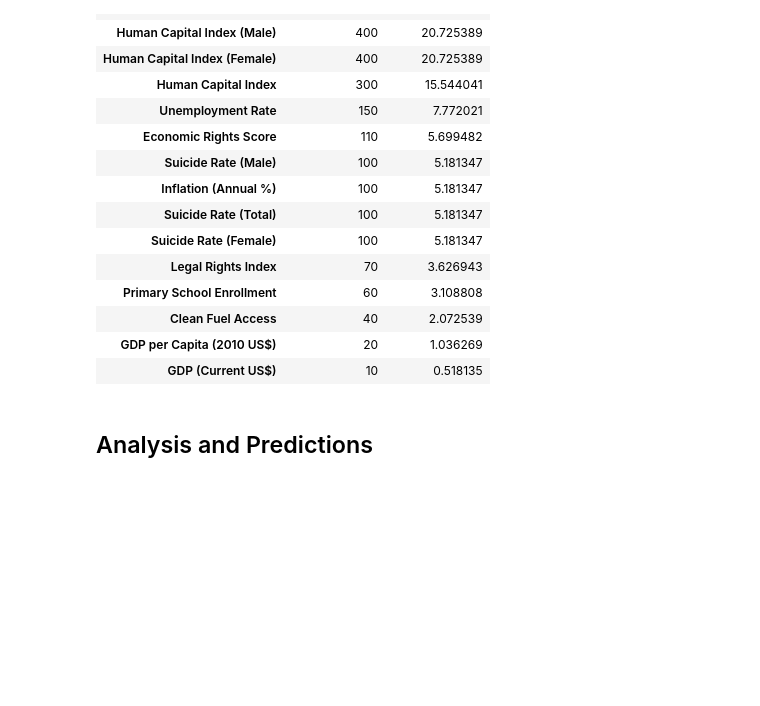
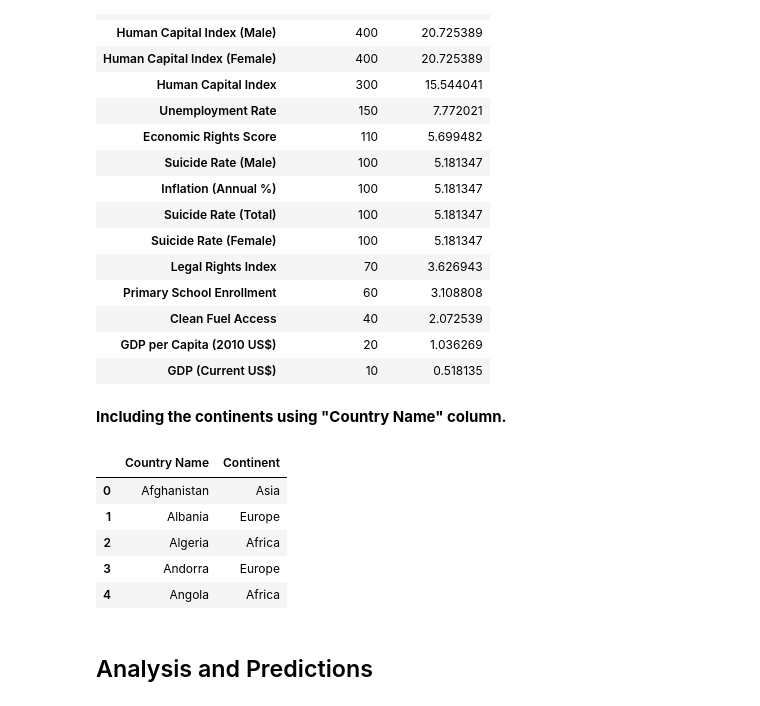
Before and after one commit to CU-F24-MDSSB-01-Concepts-Tools/FinalProject_7, a Jupyter notebook: report.ipynb, the cells around one changed output. Drawn from its saved outputs; the diff is of its cells as text; code cells hidden in the pictures; blank space fills up the shorter version.

Commit message:
Adding "Continent" column.

```diff
--- a/report.ipynb
+++ b/report.ipynb
@@ -356,6 +356,77 @@ missing_summary
 | Clean Fuel Access | 40 | 2.072539 |
 | GDP per Capita (2010 US$) | 20 | 1.036269 |
 | GDP (Current US$) | 10 | 0.518135 |
+# %% [markdown]
+**Including the continents using "Country Name" column.**
+# %%
+# Continent mapping
+continent_mapping = {
+    "Africa": [
+        "Algeria", "Angola", "Benin", "Botswana", "Burkina Faso", "Burundi", "Cabo Verde",
+        "Cameroon", "Central African Republic", "Chad", "Comoros", "Congo, Dem. Rep.",
+        "Congo, Rep.", "Djibouti", "Egypt, Arab Rep.", "Equatorial Guinea", "Eritrea",
+        "Eswatini", "Ethiopia", "Gabon", "Gambia, The", "Ghana", "Guinea", "Guinea-Bissau",
+        "Kenya", "Lesotho", "Liberia", "Libya", "Madagascar", "Malawi", "Mali",
+        "Mauritania", "Mauritius", "Morocco", "Mozambique", "Namibia", "Niger",
+        "Nigeria", "Rwanda", "Senegal", "Seychelles", "Sierra Leone", "Somalia", "South Africa",
+        "South Sudan", "Sudan", "Tanzania", "Togo", "Tunisia", "Uganda", "Zambia", "Zimbabwe",
+        "Cote d'Ivoire", "Sao Tome and Principe"
+    ],
+    "Asia": [
+        "Afghanistan", "Armenia", "Azerbaijan", "Bahrain", "Bangladesh", "Bhutan", "Brunei Darussalam",
+        "Cambodia", "China", "Cyprus", "Georgia", "India", "Indonesia", "Iran, Islamic Rep.",
+        "Iraq", "Israel", "Japan", "Jordan", "Kazakhstan", "Kuwait", "Kyrgyz Republic", "Lao PDR",
+        "Lebanon", "Malaysia", "Maldives", "Mongolia", "Myanmar", "Nepal", "Oman", "Pakistan",
+        "Philippines", "Qatar", "Saudi Arabia", "Singapore", "Sri Lanka", "Syrian Arab Republic",
+        "Tajikistan", "Thailand", "Turkmenistan", "United Arab Emirates", "Uzbekistan", "Viet Nam",
+        "West Bank and Gaza", "Yemen, Rep.", "Korea, Rep.", "Hong Kong SAR, China", "Macao SAR, China",
+        "Timor-Leste"
+    ],
+    "Europe": [
+        "Albania", "Andorra", "Austria", "Belarus", "Belgium", "Bosnia and Herzegovina", "Bulgaria",
+        "Croatia", "Czechia", "Denmark", "Estonia", "Faroe Islands", "Finland", "France", "Germany",
+        "Gibraltar", "Greece", "Hungary", "Iceland", "Ireland", "Italy", "Kosovo", "Latvia",
+        "Liechtenstein", "Lithuania", "Luxembourg", "Malta", "Moldova", "Monaco", "Montenegro",
+        "Netherlands", "North Macedonia", "Norway", "Poland", "Portugal", "Romania", "Russian Federation",
+        "San Marino", "Serbia", "Slovak Republic", "Slovenia", "Spain", "Sweden", "Switzerland",
+        "Turkiye", "Ukraine", "United Kingdom", "Isle of Man"
+    ],
+    "North America": [
+        "Antigua and Barbuda", "Bahamas, The", "Barbados", "Belize", "Bermuda", "Canada", "Costa Rica",
+        "Cuba", "Dominica", "Dominican Republic", "El Salvador", "Grenada", "Guatemala", "Haiti",
+        "Honduras", "Jamaica", "Mexico", "Nicaragua", "Panama", "Puerto Rico", "St. Kitts and Nevis",
+        "St. Lucia", "St. Vincent and the Grenadines", "Trinidad and Tobago", "United States",
+        "Virgin Islands (U.S.)", "Cayman Islands", "British Virgin Islands", "St. Martin (French part)",
+        "Greenland", "Sint Maarten (Dutch part)", "Turks and Caicos Islands"
+    ],
+    "South America": [
+        "Argentina", "Bolivia", "Brazil", "Chile", "Colombia", "Ecuador", "Guyana", "Paraguay",
+        "Peru", "Suriname", "Uruguay", "Venezuela, RB", "Curacao", "Aruba"
+    ],
+    "Oceania": [
+        "Australia", "Fiji", "Kiribati", "Marshall Islands", "Micronesia, Fed. Sts.", "Nauru",
+        "New Zealand", "Palau", "Papua New Guinea", "Samoa", "Solomon Islands", "Tonga", "Tuvalu",
+        "Vanuatu", "American Samoa", "New Caledonia", "French Polynesia", "Guam", "Northern Mariana Islands"
+    ]
+}
+
+# Flatten the continent mapping for easier access
+country_to_continent = {
+    country: continent
+    for continent, countries in continent_mapping.items()
+    for country in countries
+}
+
+# Map countries to continents
+data['Continent'] = data['Country Name'].map(country_to_continent)
+data[['Country Name', 'Continent']].head()
+# %% [output]
+|  | Country Name | Continent |
+| 0 | Afghanistan | Asia |
+| 1 | Albania | Europe |
+| 2 | Algeria | Africa |
+| 3 | Andorra | Europe |
+| 4 | Angola | Africa |
 # %% [markdown]
 ## Analysis and Predictions
 # %% [markdown]
```
Also changed, not shown: parts of 1 cell of this notebook, 1 other file.
